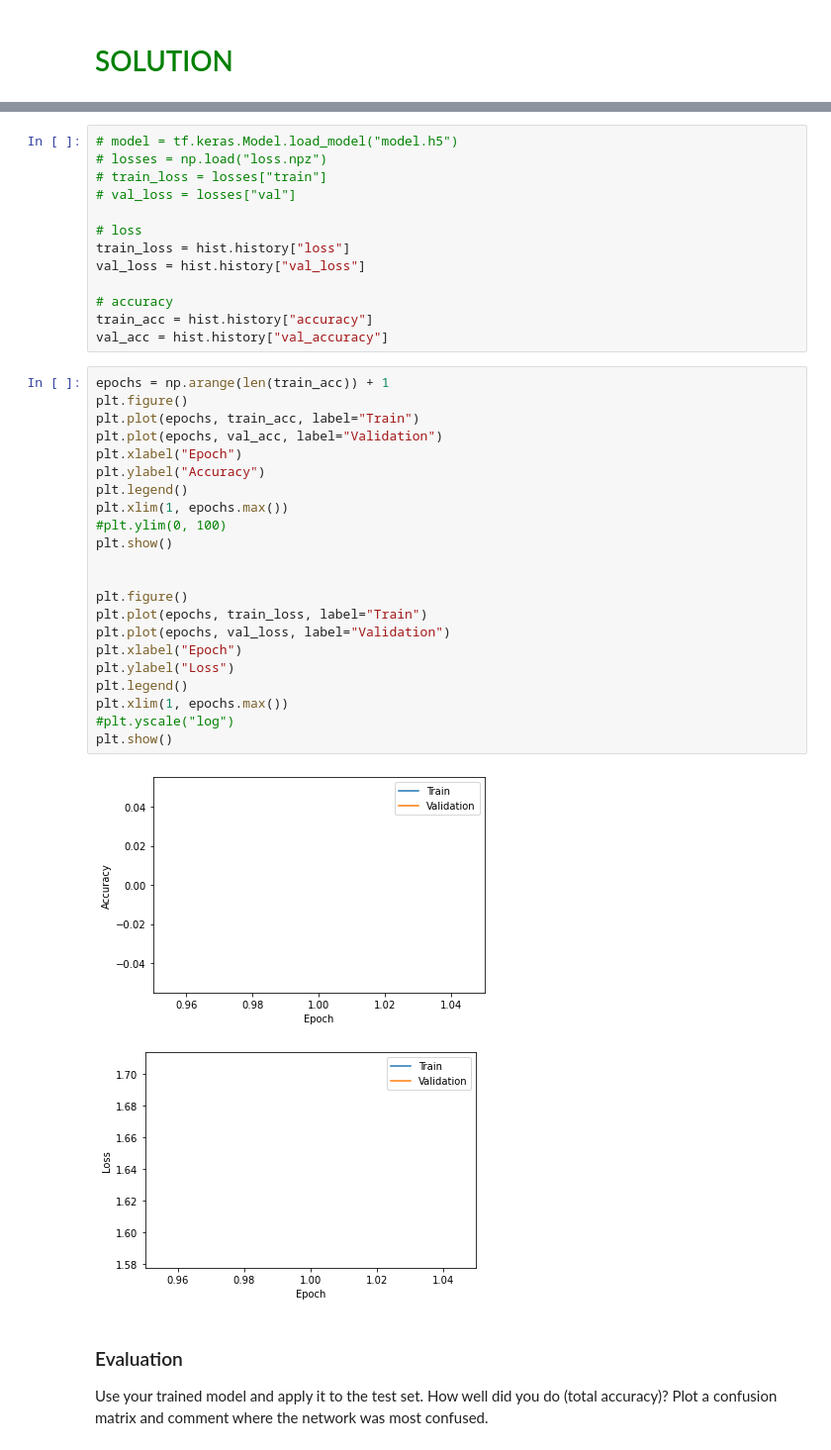
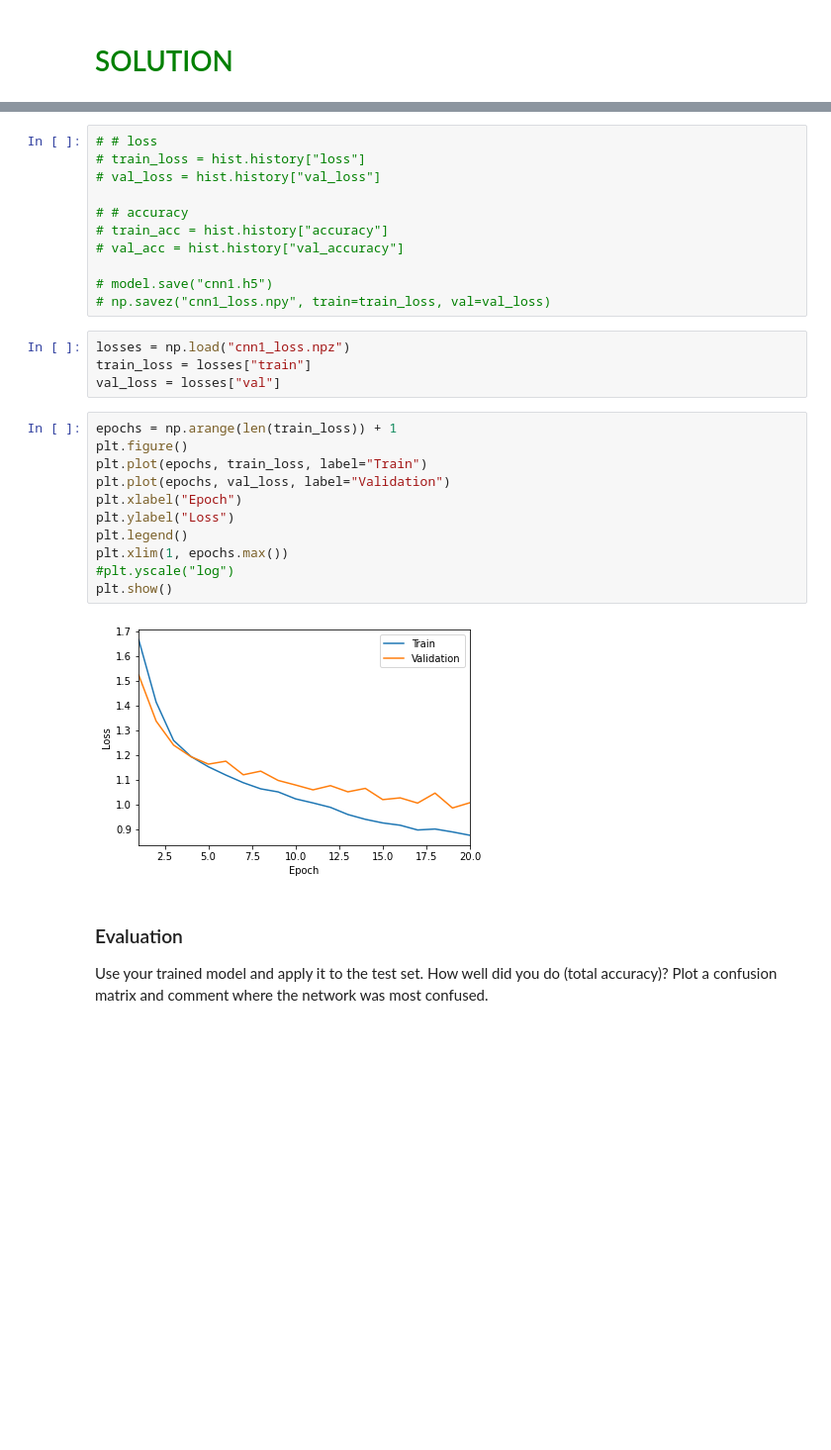
Before and after one commit to christianhbye/python_ay_250_hw, a Jupyter notebook: hw6/hw6_ml.ipynb, the cells around one changed output, grey strips where cells are left out. Shown: that part at 99% size. Saved outputs shown, nothing was run; the diff lists cells and outputs as text; blank space fills up the shorter version.

```diff
--- a/hw6/hw6_ml.ipynb
+++ b/hw6/hw6_ml.ipynb
@@ -254,41 +253,31 @@ hist = model.fit(
 # %%
-# model = tf.keras.Model.load_model("model.h5")
-# losses = np.load("loss.npz")
-# train_loss = losses["train"]
-# val_loss = losses["val"]
+# # loss
+# train_loss = hist.history["loss"]
+# val_loss = hist.history["val_loss"]
 
-# loss
-train_loss = hist.history["loss"]
-val_loss = hist.history["val_loss"]
+# # accuracy
+# train_acc = hist.history["accuracy"]
+# val_acc = hist.history["val_accuracy"]
 
-# accuracy
-train_acc = hist.history["accuracy"]
-val_acc = hist.history["val_accuracy"]
+# model.save("cnn1.h5")
+# np.savez("cnn1_loss.npy", train=train_loss, val=val_loss)
+# %%
+losses = np.load("cnn1_loss.npz")
+train_loss = losses["train"]
+val_loss = losses["val"]
 # %%
-epochs = np.arange(len(train_acc)) + 1
-plt.figure()
-plt.plot(epochs, train_acc, label="Train")
-plt.plot(epochs, val_acc, label="Validation")
-plt.xlabel("Epoch")
-plt.ylabel("Accuracy")
-plt.legend()
-plt.xlim(1, epochs.max())
-#plt.ylim(0, 100)
-plt.show()
-
-
+epochs = np.arange(len(train_loss)) + 1
 plt.figure()
 plt.plot(epochs, train_loss, label="Train")
 plt.plot(epochs, val_loss, label="Validation")
 plt.xlabel("Epoch")
 plt.ylabel("Loss")
 plt.legend()
 plt.xlim(1, epochs.max())
 #plt.yscale("log")
 plt.show()
 # %% [output]
-[figure, old version]
+[figure, new version]
-[figure, removed]
 # %% [markdown]
 ### Evaluation
 
```
Also changed, not shown: parts of 40 cells of this notebook.
